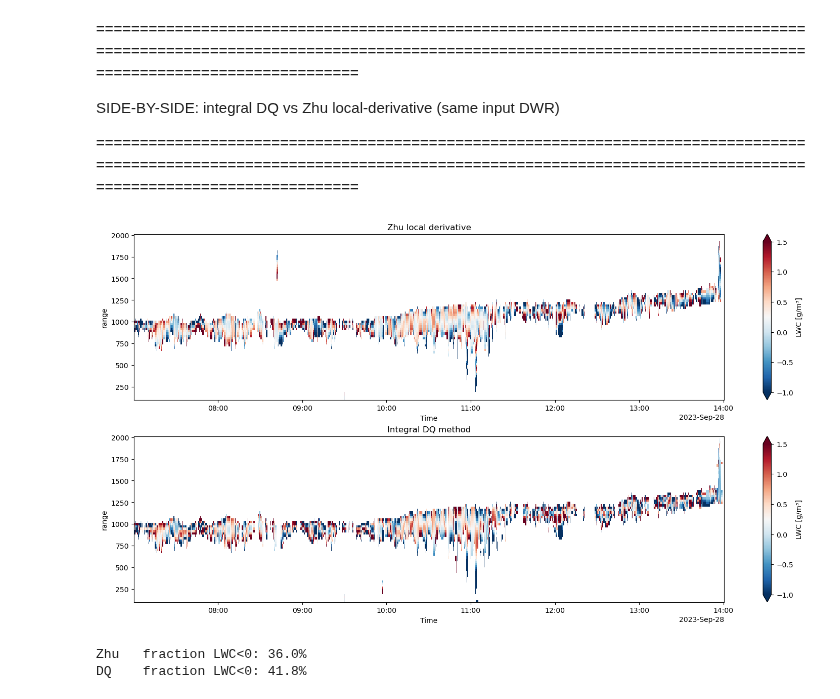
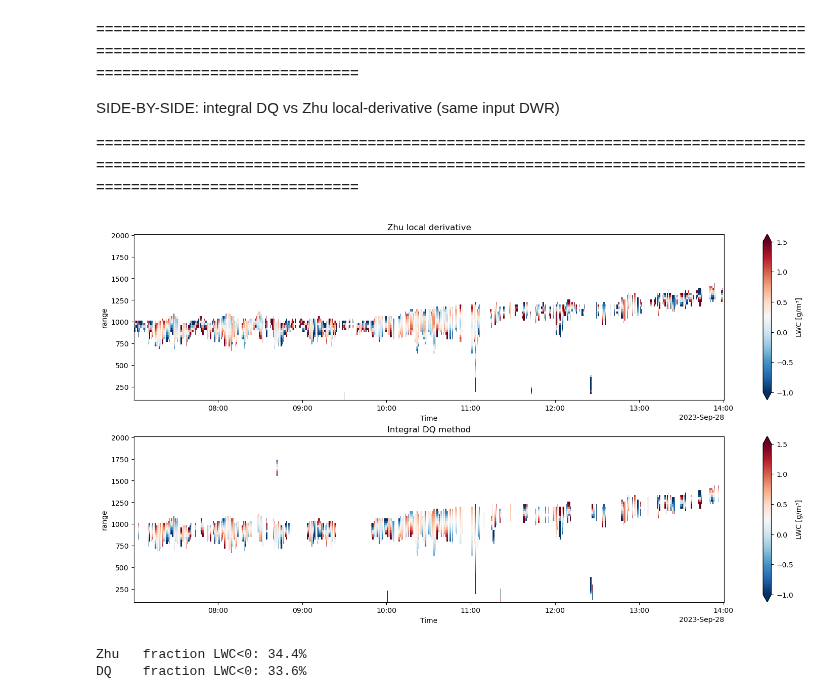
Before and after one commit to geronbreuergb-tech/dual_freq_radar_lwc, a Jupyter notebook: notebooks/05_lwc_retrieval_dq_integral.ipynb, the cells around one changed output. Drawn from its saved outputs; the diff is of its cells as text; code cells hidden in the pictures.

```diff
--- a/notebooks/05_lwc_retrieval_dq_integral.ipynb
+++ b/notebooks/05_lwc_retrieval_dq_integral.ipynb
@@ -249,9 +246,9 @@ lwc_2, dq_2 = retrieve_lwc_dq(
     kappa_ka=ds_retrieval["kappa_Ka"],
     alpha_w=ds_retrieval["alpha_W"],
     alpha_ka=ds_retrieval["alpha_Ka"],
-    common_mask=ds_retrieval["common_mask"],
-    min_cloud_gates=4,
-    fit_degree=3,
+    common_mask=ds_retrieval["combined_mask"],
+    min_cloud_gates=6,
+    fit_degree=2,
     kappa_mode="tmean",
 )
 # %%
@@ -372,29 +375,29 @@ plt.show()
 # %%
 lwc_zhu, deriv_zhu = retrieve_lwc_zhu(
     dwr=dwr_2km_filt,
     kappa_w=ds_retrieval["kappa_W"],
     kappa_ka=ds_retrieval["kappa_Ka"],
     alpha_w=ds_retrieval["alpha_W"],
     alpha_ka=ds_retrieval["alpha_Ka"],
-    cloud_mask=ds_retrieval["common_mask"],
+    cloud_mask=ds_retrieval["combined_mask"],
     N_default=9,
     min_cloud_gates=3,
 )
 
 fig, axes = plt.subplots(2, 1, figsize=(14, 8), constrained_layout=True)
-lwc_zhu.where(ds_retrieval["common_mask"]).plot(
+lwc_zhu.where(ds_retrieval["combined_mask"]).plot(
     x="Time", y="range", ax=axes[0], vmin=-1, vmax=1.5, cmap="RdBu_r",
     cbar_kwargs={"label": "LWC [g/m³]"})
 axes[0].set_title("Zhu local derivative")
-lwc_2.where(ds_retrieval["common_mask"]).plot(
+lwc_2.where(ds_retrieval["combined_mask"]).plot(
     x="Time", y="range", ax=axes[1], vmin=-1, vmax=1.5, cmap="RdBu_r",
     cbar_kwargs={"label": "LWC [g/m³]"})
 axes[1].set_title("Integral DQ method")
 plt.show()
 
 print(f"Zhu   fraction LWC<0: {float((lwc_zhu < 0).sum()/lwc_zhu.notnull().sum()):.1%}")
 print(f"DQ    fraction LWC<0: {float((lwc_2   < 0).sum()/lwc_2.notnull().sum()):.1%}")
 # %% [output]
-[figure, old version]
+[figure, new version]
-Zhu   fraction LWC<0: 36.0%
-DQ    fraction LWC<0: 41.8%
+Zhu   fraction LWC<0: 34.4%
+DQ    fraction LWC<0: 33.6%
```
Also changed, not shown: parts of 28 cells of this notebook, 3 other files.
